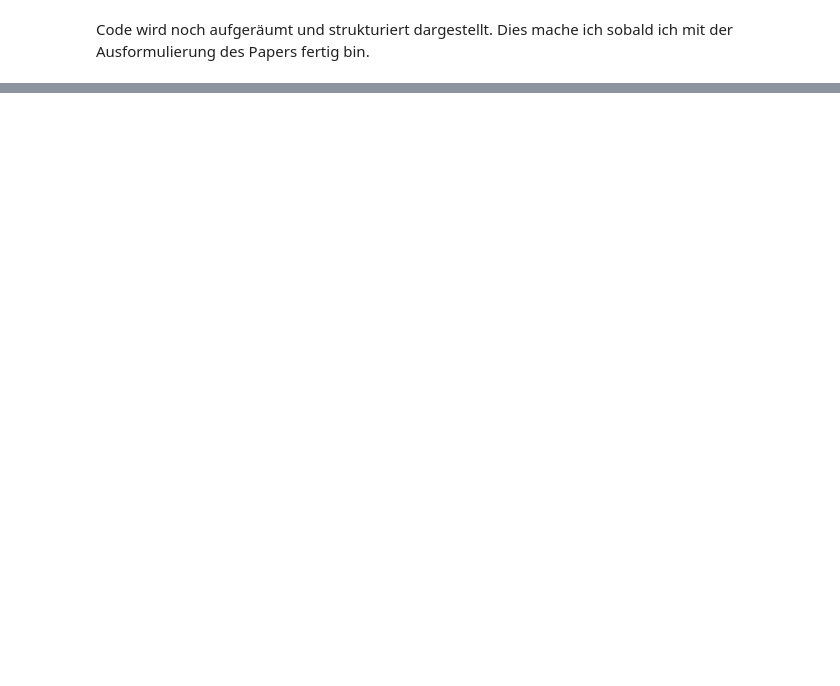
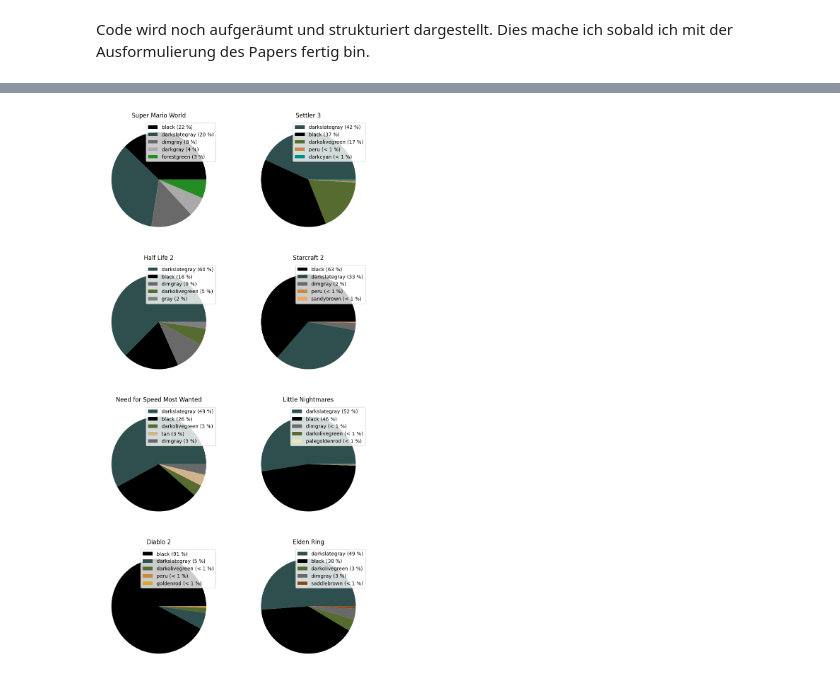
Before and after one commit to vairasza/dhcv, a Jupyter notebook: dominant_color_figures.ipynb, the cells around one changed output, grey strips where cells are left out. Drawn from its saved outputs; the diff is of its cells as text; code cells hidden in the pictures; blank space fills up the shorter version.

```diff
--- a/dominant_color_figures.ipynb
+++ b/dominant_color_figures.ipynb
@@ -249,0 +398,69 @@ darkcyan
+# %%
+# pie chart figure for all games
+
+fig = plt.figure(figsize=(10,20), dpi=100)
+#figure.set_size_inches(38, 31)
+
+pie_subplot = fig.add_subplot(421)
+# Super Mario World
+
+pie_subplot.pie(pie_chart_data_mario[0], colors=pie_chart_data_mario[1])
+pie_subplot.legend(pie_chart_data_mario[3], pie_chart_data_mario[2], loc="best")
+pie_subplot.set_title("Super Mario World")
+#plt.show()
+
+# Settler 3
+pie_subplot = fig.add_subplot(422)
+
+pie_subplot.pie(pie_chart_data_settler[0], colors=pie_chart_data_settler[1])
+pie_subplot.legend(pie_chart_data_settler[3], pie_chart_data_settler[2], loc="best")
+pie_subplot.set_title("Settler 3")
+
+# Half Life 2
+pie_subplot = fig.add_subplot(423)
+
+pie_subplot.pie(pie_chart_data_half_life[0], colors=pie_chart_data_half_life[1])
+pie_subplot.legend(pie_chart_data_half_life[3], pie_chart_data_half_life[2], loc="best")
+pie_subplot.set_title("Half Life 2")
+
+# Starcraft 2
+pie_subplot = fig.add_subplot(424)
+
+pie_subplot.pie(pie_chart_data_starcraft[0], colors=pie_chart_data_starcraft[1])
+pie_subplot.legend(pie_chart_data_starcraft[3], pie_chart_data_starcraft[2], loc="best")
+pie_subplot.set_title("Starcraft 2")
+
+# Need for Speed Most Wanted
+pie_subplot = fig.add_subplot(425)
+
+pie_subplot.pie(pie_chart_data_nfsmw[0], colors=pie_chart_data_nfsmw[1])
+pie_subplot.legend(pie_chart_data_nfsmw[3], pie_chart_data_nfsmw[2], loc="best")
+pie_subplot.set_title("Need for Speed Most Wanted")
+
+# Little Nighmares
+pie_subplot = fig.add_subplot(426)
+
+pie_subplot.pie(pie_chart_data_little_nightmares[0], colors=pie_chart_data_little_nightmares[1])
+pie_subplot.legend(pie_chart_data_little_nightmares[3], pie_chart_data_little_nightmares[2], loc="best")
+pie_subplot.set_title("Little Nightmares")
+
+# Diablo 2
+pie_subplot = fig.add_subplot(427)
+
+pie_subplot.pie(pie_chart_data_diablo[0], colors=pie_chart_data_diablo[1])
+pie_subplot.legend(pie_chart_data_diablo[3], pie_chart_data_diablo[2], loc="best")
+pie_subplot.set_title("Diablo 2")
+
+# Elden Ring
+pie_subplot = fig.add_subplot(428)
+
+pie_subplot.pie(pie_chart_data_elden_ring[0], colors=pie_chart_data_elden_ring[1])
+pie_subplot.legend(pie_chart_data_elden_ring[3], pie_chart_data_elden_ring[2], loc="best")
+pie_subplot.set_title("Elden Ring")
+
+
+#plt.show()
+
+fig.savefig(f"{output_path}dominant_color_pie_charts_figure.svg", dpi=100, format='svg')
+# %% [output]
+[figure, added]
```
Also changed, not shown: parts of 10 cells of this notebook, 1 other file.
